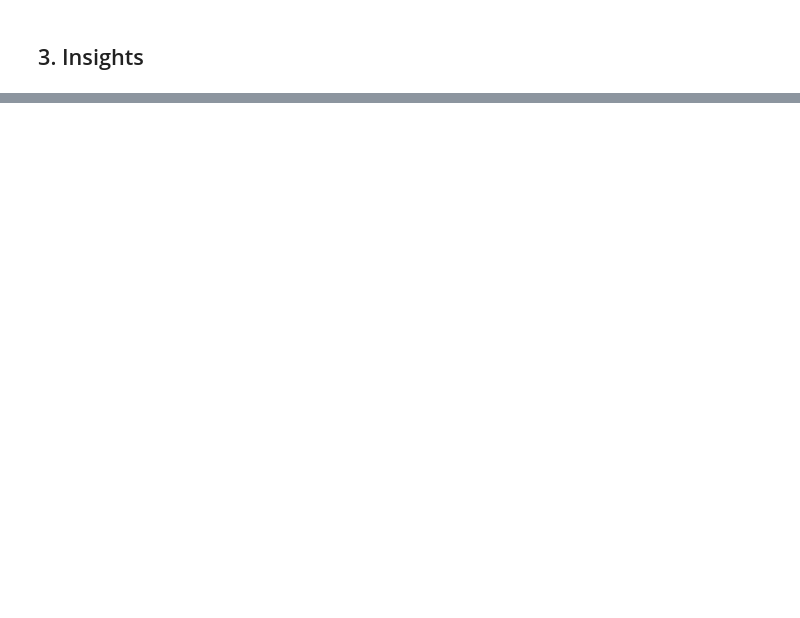
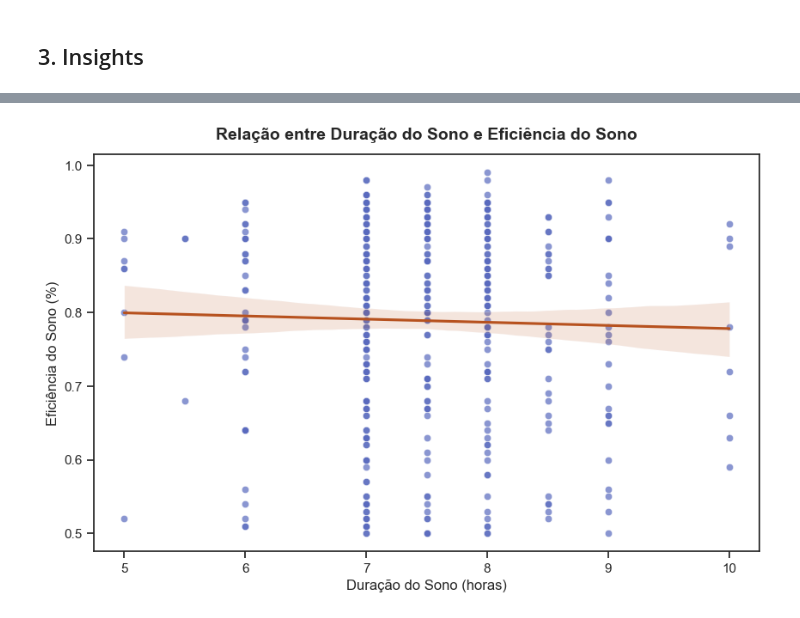
Before and after one commit to atlantico-academy/equipe2-2024.3, a Jupyter notebook: notebooks/01-exploratory_data_analysis.ipynb, the cells around one changed output, grey strips where cells are left out. Drawn from its saved outputs; the diff is of its cells as text; code cells hidden in the pictures; blank space fills up the shorter version.

Commit message:
feat: adiciona perguntas de partida, hipóteses e insights

```diff
--- a/notebooks/01-exploratory_data_analysis.ipynb
+++ b/notebooks/01-exploratory_data_analysis.ipynb
@@ -240,0 +243,17 @@ O dataframe possui ao todo **15** variáveis, sendo elas:
+# %%
+#Criando o gráfico
+plt.figure(figsize=(10, 6))
+sns.scatterplot(data=df, x= 'Sleep duration', y= 'Sleep efficiency', alpha=0.7)
+
+#Adicionando a linha de tedência para visualizar a correlação
+sns.regplot(data=df, x='Sleep duration', y='Sleep efficiency', scatter=False, color=colors[1], line_kws={'label':"Tendência"})
+
+#Configurando títulos
+plt.title('Relação entre Duração do Sono e Eficiência do Sono', fontweight='bold', fontsize=14, y=1.02)
+
+plt.xlabel('Duração do Sono (horas)')
+plt.ylabel('Eficiência do Sono (%)')
+
+plt.show()
+# %% [output]
+[figure, added]
```
Also changed, not shown: parts of 24 cells of this notebook, 1 other file.
